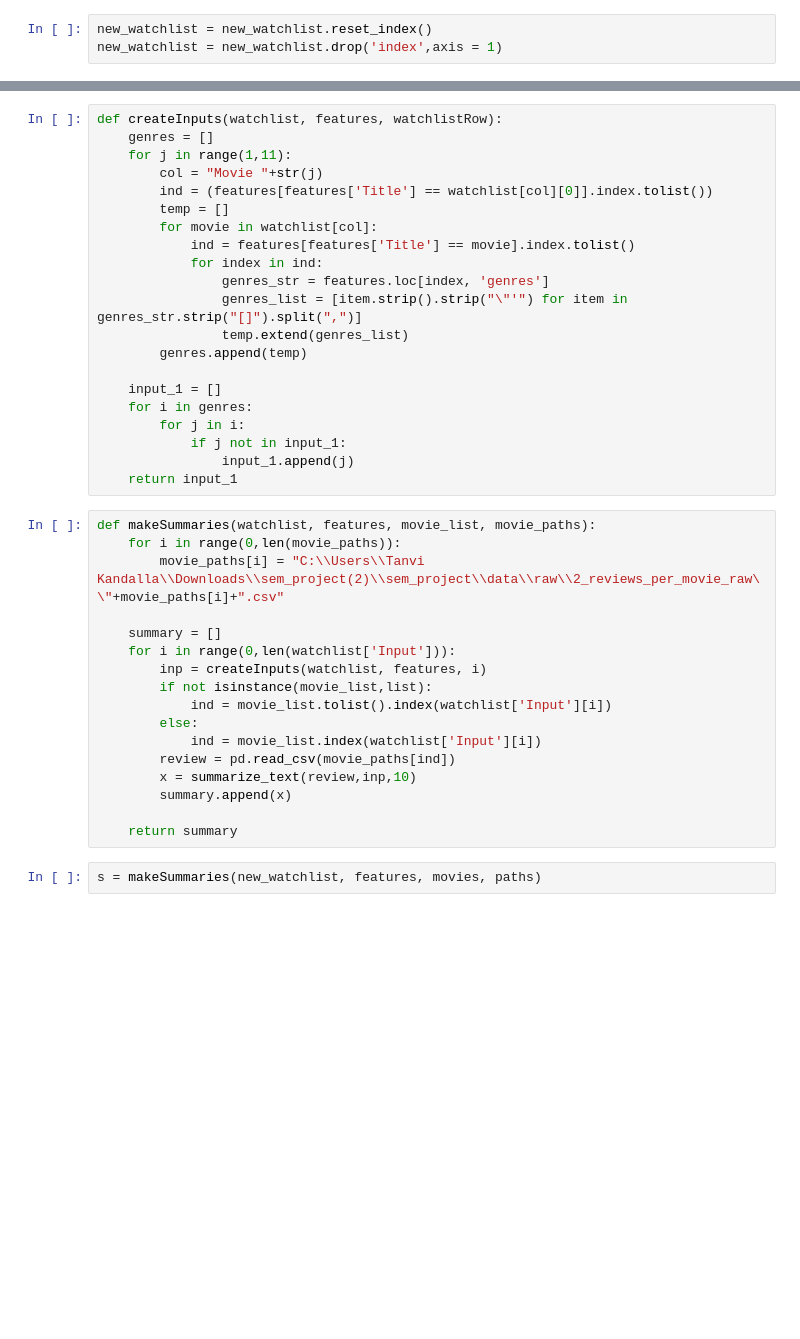
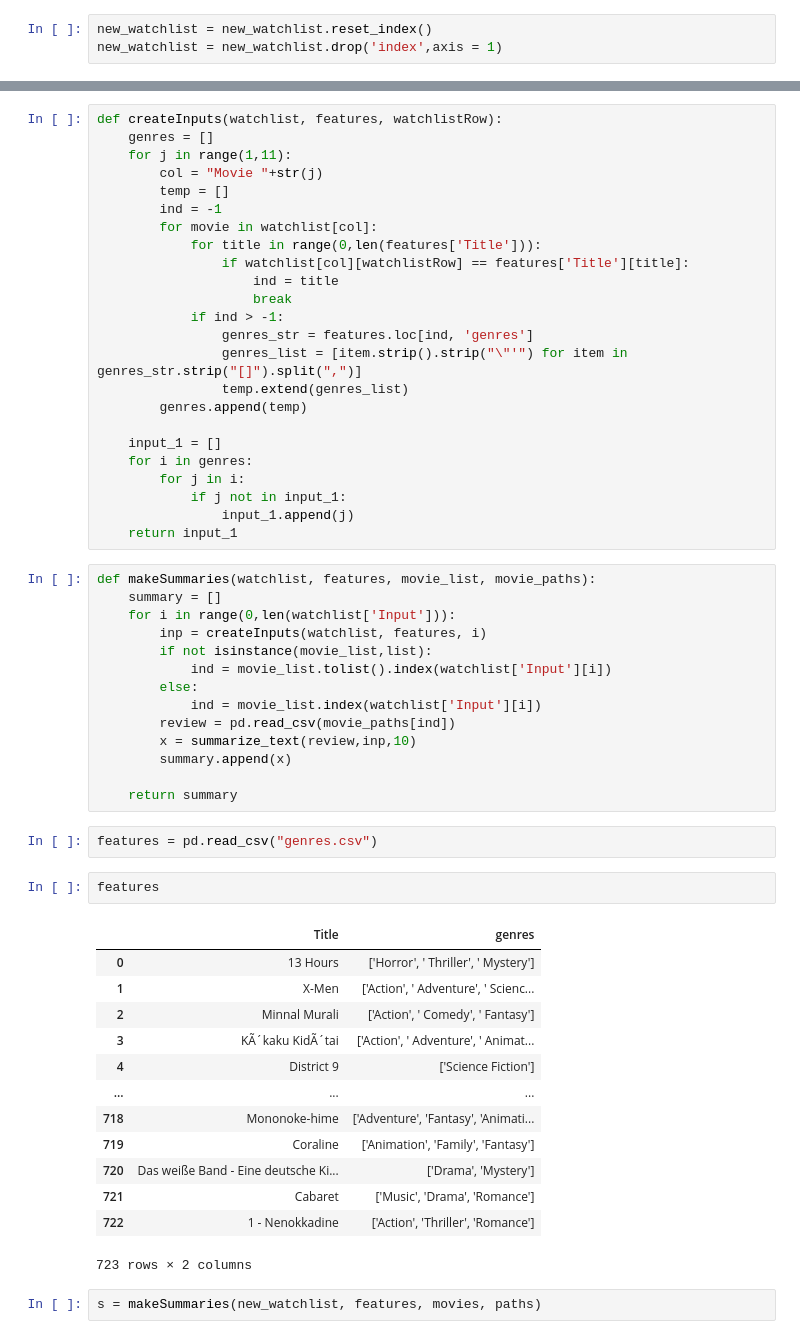
Before and after one commit to TanviKandalla/custom-movie-reviews, a Jupyter notebook: extractive model.ipynb, the cells around one changed output, grey strips where cells are left out. Saved outputs shown, nothing was run; the diff lists cells and outputs as text; blank space fills up the shorter version.

```diff
--- a/extractive model.ipynb
+++ b/extractive model.ipynb
@@ -117,12 +170,15 @@ def createInputs(watchlist, features, watchlistRow):
     genres = []
     for j in range(1,11):
         col = "Movie "+str(j)
-        ind = (features[features['Title'] == watchlist[col][0]].index.tolist())
         temp = []
+        ind = -1
         for movie in watchlist[col]:
-            ind = features[features['Title'] == movie].index.tolist()
-            for index in ind:
-                genres_str = features.loc[index, 'genres']
+            for title in range(0,len(features['Title'])):
+                if watchlist[col][watchlistRow] == features['Title'][title]:
+                    ind = title
+                    break
+            if ind > -1:
+                genres_str = features.loc[ind, 'genres']
                 genres_list = [item.strip().strip("\"'") for item in genres_str.strip("[]").split(",")]
                 temp.extend(genres_list)
         genres.append(temp)
@@ -135,9 +191,6 @@ def createInputs(watchlist, features, watchlistRow):
     return input_1
 # %%
 def makeSummaries(watchlist, features, movie_list, movie_paths):
-    for i in range(0,len(movie_paths)):
-        movie_paths[i] = "C:\\Users\\Tanvi Kandalla\\Downloads\\sem_project(2)\\sem_project\\data\\raw\\2_reviews_per_movie_raw\\"+movie_paths[i]+".csv"
-
     summary = []
     for i in range(0,len(watchlist['Input'])):
         inp = createInputs(watchlist, features, i)
@@ -150,5 +203,23 @@ def makeSummaries(watchlist, features, movie_list, movie_paths):
         summary.append(x)
 
     return summary
+# %%
+features = pd.read_csv("genres.csv")
+# %%
+features
+# %% [output]
+|  | Title | genres |
+| 0 | 13 Hours | ['Horror', ' Thriller', ' Mystery'] |
+| 1 | X-Men | ['Action', ' Adventure', ' Scienc... |
+| 2 | Minnal Murali | ['Action', ' Comedy', ' Fantasy'] |
+| 3 | KÃ´kaku KidÃ´tai | ['Action', ' Adventure', ' Animat... |
+| 4 | District 9 | ['Science Fiction'] |
+| ... | ... | ... |
+| 718 | Mononoke-hime | ['Adventure', 'Fantasy', 'Animati... |
+| 719 | Coraline | ['Animation', 'Family', 'Fantasy'] |
+| 720 | Das weiße Band - Eine deutsche Ki... | ['Drama', 'Mystery'] |
+| 721 | Cabaret | ['Music', 'Drama', 'Romance'] |
+| 722 | 1 - Nenokkadine | ['Action', 'Thriller', 'Romance'] |
+723 rows × 2 columns
 # %%
 s = makeSummaries(new_watchlist, features, movies, paths)
```
Also changed, not shown: parts of 17 cells of this notebook, 1 other file.
